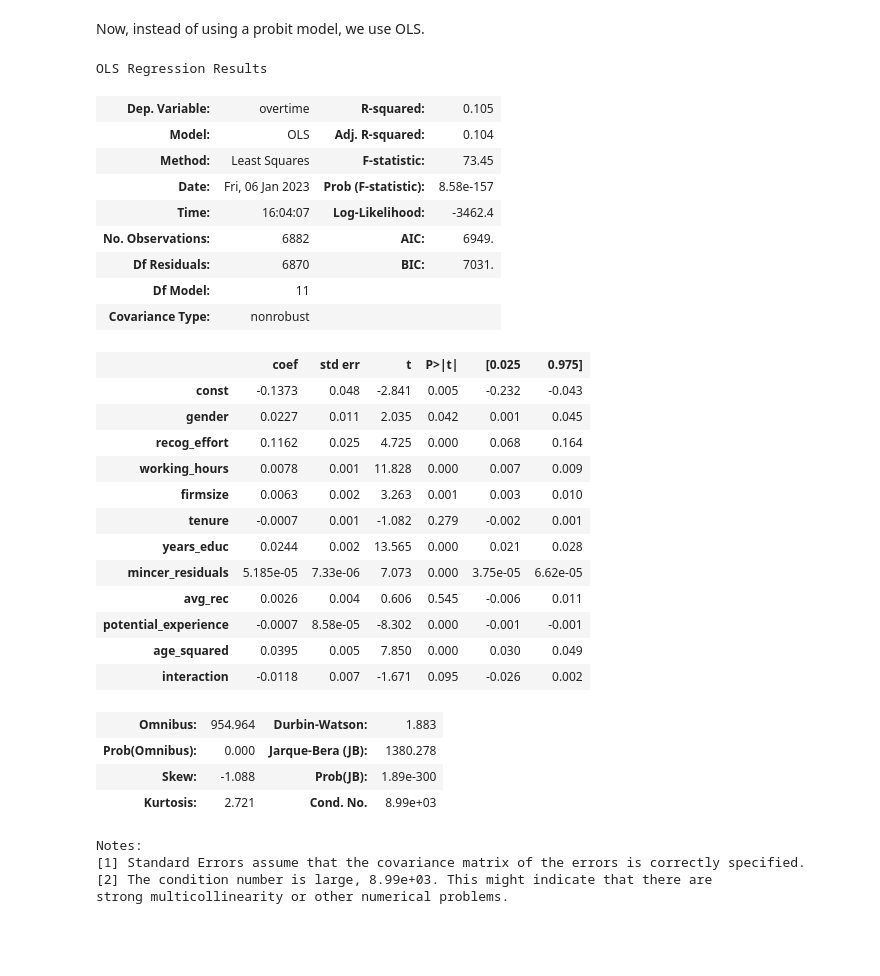
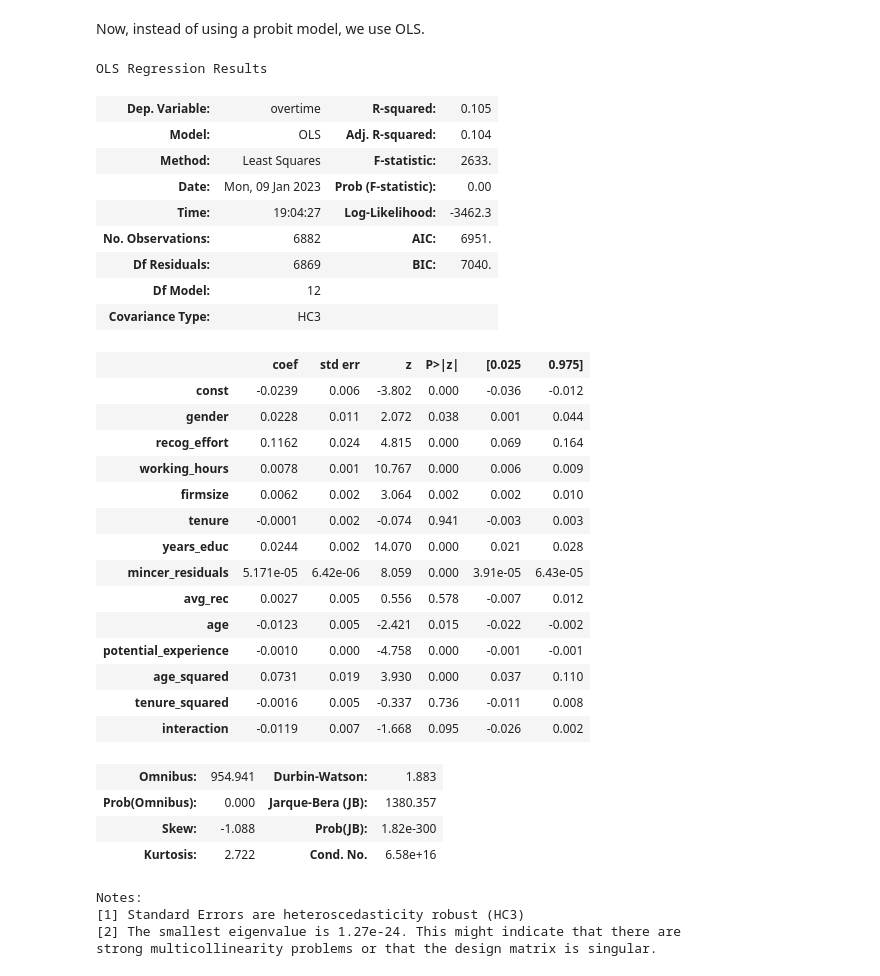
Before and after one commit to maxxxbb/ResearchModule, a Jupyter notebook: src/data_management/regression_effort.ipynb, the cells around one changed output. Saved outputs shown, nothing was run; the diff lists cells and outputs as text; code cells hidden in the pictures; blank space fills up the shorter version.

Commit message:
Added tenure_squared, changed cov_type = HC3

```diff
--- a/src/data_management/regression_effort.ipynb
+++ b/src/data_management/regression_effort.ipynb
@@ -226,6 +224,7 @@ recoded['avg_rec'] = recoded[['take_revenge', 'similar_problems', 'insult_back']
 recoded['age'] = 2006 - recoded['year_birth']
 recoded["potential_experience"] = pow((recoded["age"] - 18), 2)
 recoded["age_squared"] = (recoded["age"] ** 2) / 100
+recoded["tenure_squared"] = (recoded["tenure"] ** 2) / 100
 # recode categoricals back to make it better readable
 #recoded["reason_new_job"] = recoded["reason_new_job"].map(reversed_mapping_reason)
 recoded["sector"]=recoded["sector"].map(reversed_mapping_sector)
@@ -255,7 +254,7 @@ dfnan.head(3)
 ### Mincer Wage Regression
 # %%
 df_mincer = dfnan.drop(columns=['syear_x', 'similar_problems', 'take_revenge', 'insult_back','syear_y',
-       'recog_personal', 'recog_pay', 'syear_y', 'year_birth','sector_avg_wage', 'school_degree','overtime', 'recog_sup', 'age', 'relative_wage', 'recog_effort', 'working_hours', 'syear'])
+       'recog_personal', 'recog_pay', 'syear_y', 'year_birth','sector_avg_wage', 'school_degree','overtime', 'recog_sup', 'age', 'relative_wage', 'recog_effort', 'working_hours', 'syear', 'tenure_squared'])
 # %%
 # Convert 'gender' and 'sector' columns to categorical data type
 for col in ['gender', 'sector']:
@@ -283,6 +298,6 @@ residuals_mincer = mincer_model.resid
 # %%
 df_regression = dfnan.drop(columns=['syear_x', 'similar_problems', 'take_revenge', 'insult_back','syear_y', 'recog_sup',
-       'recog_personal', 'recog_pay', 'syear_y', 'year_birth', 'sector_avg_wage', 'age', 'sector', 'wage_lastmonth', 'school_degree', "syear"])
+       'recog_personal', 'recog_pay', 'syear_y', 'year_birth', 'sector_avg_wage', 'sector', 'wage_lastmonth', 'school_degree', "syear"])
 # %%
 # Create a new column in the dataframe with the same name as the residuals array
 df_regression['relative_wage'] = None
@@ -325,42 +352,45 @@ Now, instead of using a probit model, we use OLS.
 # %%
 from statsmodels.regression.linear_model import OLS
 
 Y = df_regression["overtime"]
 X = df_regression.drop(columns=["overtime"])
 X = sm.add_constant(X)
 model = OLS(Y, X.astype(float))
-lpm_model = model.fit()
+lpm_model = model.fit(cov_type= "HC3")
 
 lpm_model.summary()
+#print(lpm_model.summary().as_latex())
 # %% [output]
 OLS Regression Results
 | Dep. Variable: | overtime | R-squared: | 0.105 |
 | Model: | OLS | Adj. R-squared: | 0.104 |
-| Method: | Least Squares | F-statistic: | 73.45 |
-| Date: | Fri, 06 Jan 2023 | Prob (F-statistic): | 8.58e-157 |
-| Time: | 16:04:07 | Log-Likelihood: | -3462.4 |
-| No. Observations: | 6882 | AIC: | 6949. |
-| Df Residuals: | 6870 | BIC: | 7031. |
-| Df Model: | 11 |  |  |
-| Covariance Type: | nonrobust |  |  |
+| Method: | Least Squares | F-statistic: | 2633. |
+| Date: | Mon, 09 Jan 2023 | Prob (F-statistic): | 0.00 |
+| Time: | 19:04:27 | Log-Likelihood: | -3462.3 |
+| No. Observations: | 6882 | AIC: | 6951. |
+| Df Residuals: | 6869 | BIC: | 7040. |
+| Df Model: | 12 |  |  |
+| Covariance Type: | HC3 |  |  |
-|  | coef | std err | t | P>|t| | [0.025 | 0.975] |
-| const | -0.1373 | 0.048 | -2.841 | 0.005 | -0.232 | -0.043 |
-| gender | 0.0227 | 0.011 | 2.035 | 0.042 | 0.001 | 0.045 |
-| recog_effort | 0.1162 | 0.025 | 4.725 | 0.000 | 0.068 | 0.164 |
-| working_hours | 0.0078 | 0.001 | 11.828 | 0.000 | 0.007 | 0.009 |
-| firmsize | 0.0063 | 0.002 | 3.263 | 0.001 | 0.003 | 0.010 |
-| tenure | -0.0007 | 0.001 | -1.082 | 0.279 | -0.002 | 0.001 |
-| years_educ | 0.0244 | 0.002 | 13.565 | 0.000 | 0.021 | 0.028 |
-| mincer_residuals | 5.185e-05 | 7.33e-06 | 7.073 | 0.000 | 3.75e-05 | 6.62e-05 |
-| avg_rec | 0.0026 | 0.004 | 0.606 | 0.545 | -0.006 | 0.011 |
-| potential_experience | -0.0007 | 8.58e-05 | -8.302 | 0.000 | -0.001 | -0.001 |
-| age_squared | 0.0395 | 0.005 | 7.850 | 0.000 | 0.030 | 0.049 |
-| interaction | -0.0118 | 0.007 | -1.671 | 0.095 | -0.026 | 0.002 |
+|  | coef | std err | z | P>|z| | [0.025 | 0.975] |
+| const | -0.0239 | 0.006 | -3.802 | 0.000 | -0.036 | -0.012 |
+| gender | 0.0228 | 0.011 | 2.072 | 0.038 | 0.001 | 0.044 |
+| recog_effort | 0.1162 | 0.024 | 4.815 | 0.000 | 0.069 | 0.164 |
+| working_hours | 0.0078 | 0.001 | 10.767 | 0.000 | 0.006 | 0.009 |
+| firmsize | 0.0062 | 0.002 | 3.064 | 0.002 | 0.002 | 0.010 |
+| tenure | -0.0001 | 0.002 | -0.074 | 0.941 | -0.003 | 0.003 |
+| years_educ | 0.0244 | 0.002 | 14.070 | 0.000 | 0.021 | 0.028 |
+| mincer_residuals | 5.171e-05 | 6.42e-06 | 8.059 | 0.000 | 3.91e-05 | 6.43e-05 |
+| avg_rec | 0.0027 | 0.005 | 0.556 | 0.578 | -0.007 | 0.012 |
+| age | -0.0123 | 0.005 | -2.421 | 0.015 | -0.022 | -0.002 |
+| potential_experience | -0.0010 | 0.000 | -4.758 | 0.000 | -0.001 | -0.001 |
+| age_squared | 0.0731 | 0.019 | 3.930 | 0.000 | 0.037 | 0.110 |
+| tenure_squared | -0.0016 | 0.005 | -0.337 | 0.736 | -0.011 | 0.008 |
+| interaction | -0.0119 | 0.007 | -1.668 | 0.095 | -0.026 | 0.002 |
-| Omnibus: | 954.964 | Durbin-Watson: | 1.883 |
-| Prob(Omnibus): | 0.000 | Jarque-Bera (JB): | 1380.278 |
-| Skew: | -1.088 | Prob(JB): | 1.89e-300 |
-| Kurtosis: | 2.721 | Cond. No. | 8.99e+03 |
+| Omnibus: | 954.941 | Durbin-Watson: | 1.883 |
+| Prob(Omnibus): | 0.000 | Jarque-Bera (JB): | 1380.357 |
+| Skew: | -1.088 | Prob(JB): | 1.82e-300 |
+| Kurtosis: | 2.722 | Cond. No. | 6.58e+16 |
 Notes:
-[1] Standard Errors assume that the covariance matrix of the errors is correctly specified.
-[2] The condition number is large, 8.99e+03. This might indicate that there are
-strong multicollinearity or other numerical problems.
+[1] Standard Errors are heteroscedasticity robust (HC3)
+[2] The smallest eigenvalue is 1.27e-24. This might indicate that there are
+strong multicollinearity problems or that the design matrix is singular.
```
Also changed, not shown: parts of 7 cells of this notebook.
